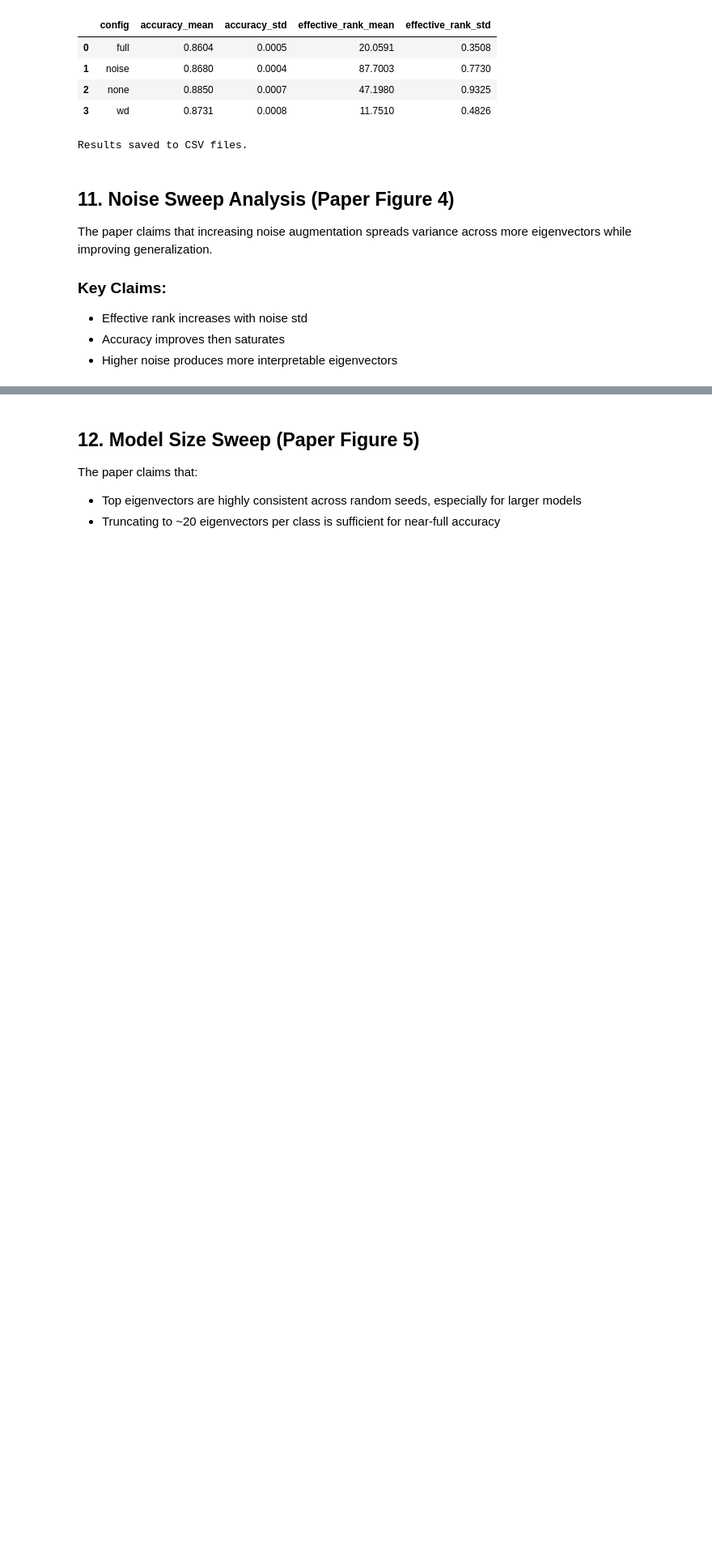
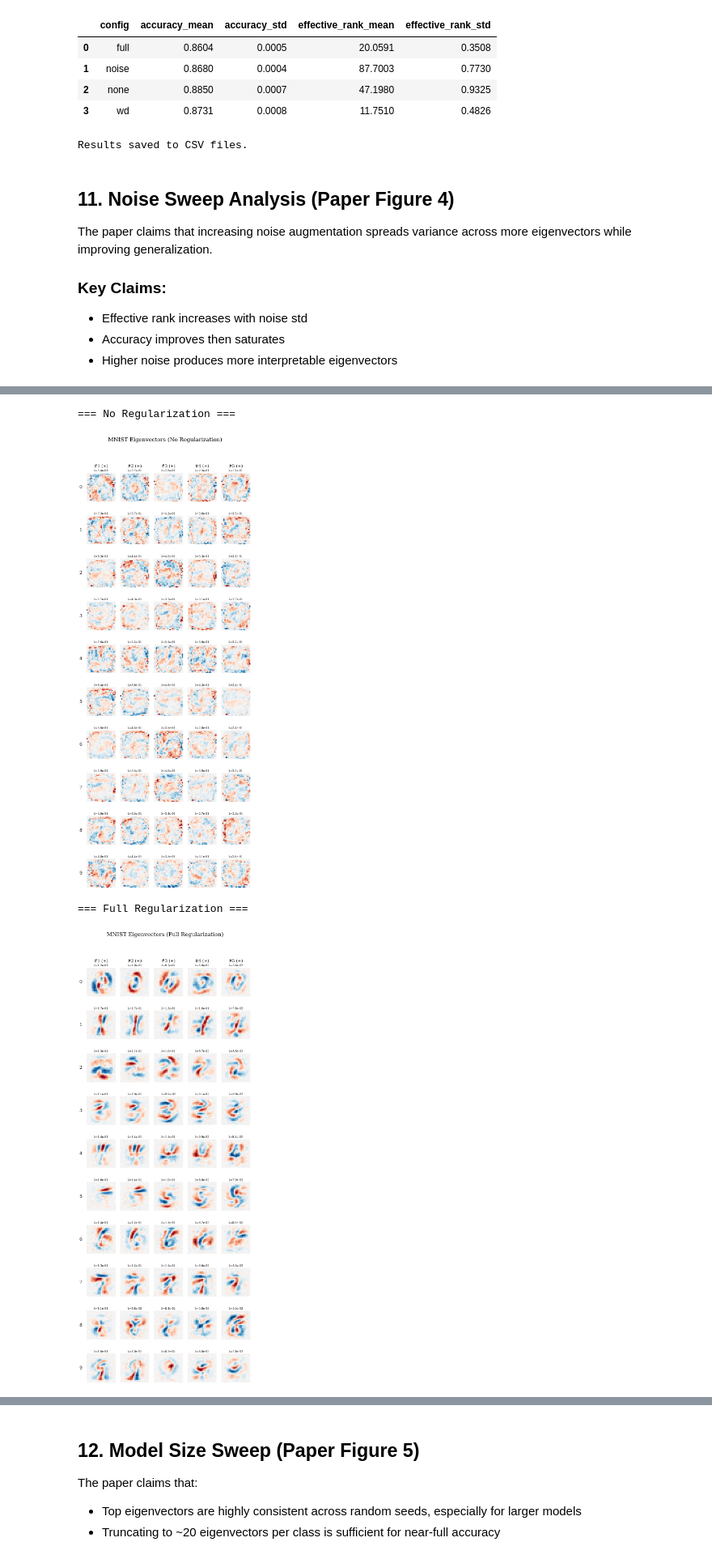
Before and after one commit to erlichon/UvA_FACT_2025, a Jupyter notebook: notebooks/01_reproduction_vision.ipynb, the cells around one changed output, grey strips where cells are left out. Shown at 81% size. Drawn from its saved outputs; the diff is of its cells as text; code cells hidden in the pictures; blank space fills up the shorter version.

```diff
--- a/notebooks/01_reproduction_vision.ipynb
+++ b/notebooks/01_reproduction_vision.ipynb
@@ -530,0 +542,30 @@ Key observations:
+# %%
+# Eigenvector visualization at different noise levels
+# Use plot_eigenvectors_grid from src/plot_utils
+
+from src.plot_utils.eigenvectors import plot_eigenvectors_grid
+
+# Compare no-reg vs full-reg eigenvectors
+noreg_path = MNIST_CHECKPOINTS / "mnist_dense_none_seed42.pt"
+fullreg_path = MNIST_CHECKPOINTS / "mnist_dense_full_seed42.pt"
+
+if noreg_path.exists() and fullreg_path.exists():
+    vals_noreg, vecs_noreg = load_checkpoint_eigenvalues(str(noreg_path))
+    vals_full, vecs_full = load_checkpoint_eigenvalues(str(fullreg_path))
+
+    print("=== No Regularization ===")
+    fig = plot_eigenvectors_grid(vecs_noreg, vals_noreg, n_top=5,
+                                  title="MNIST Eigenvectors (No Regularization)")
+    plt.show()
+
+    print("\n=== Full Regularization ===")
+    fig = plot_eigenvectors_grid(vecs_full, vals_full, n_top=5,
+                                  title="MNIST Eigenvectors (Full Regularization)")
+    plt.show()
+else:
+    print("Checkpoints not found. Run training first.")
+# %% [output]
+=== No Regularization ===
+[figure, added]
+=== Full Regularization ===
+[figure, added]
```
Also changed, not shown: parts of 21 cells of this notebook, 51 other files.
